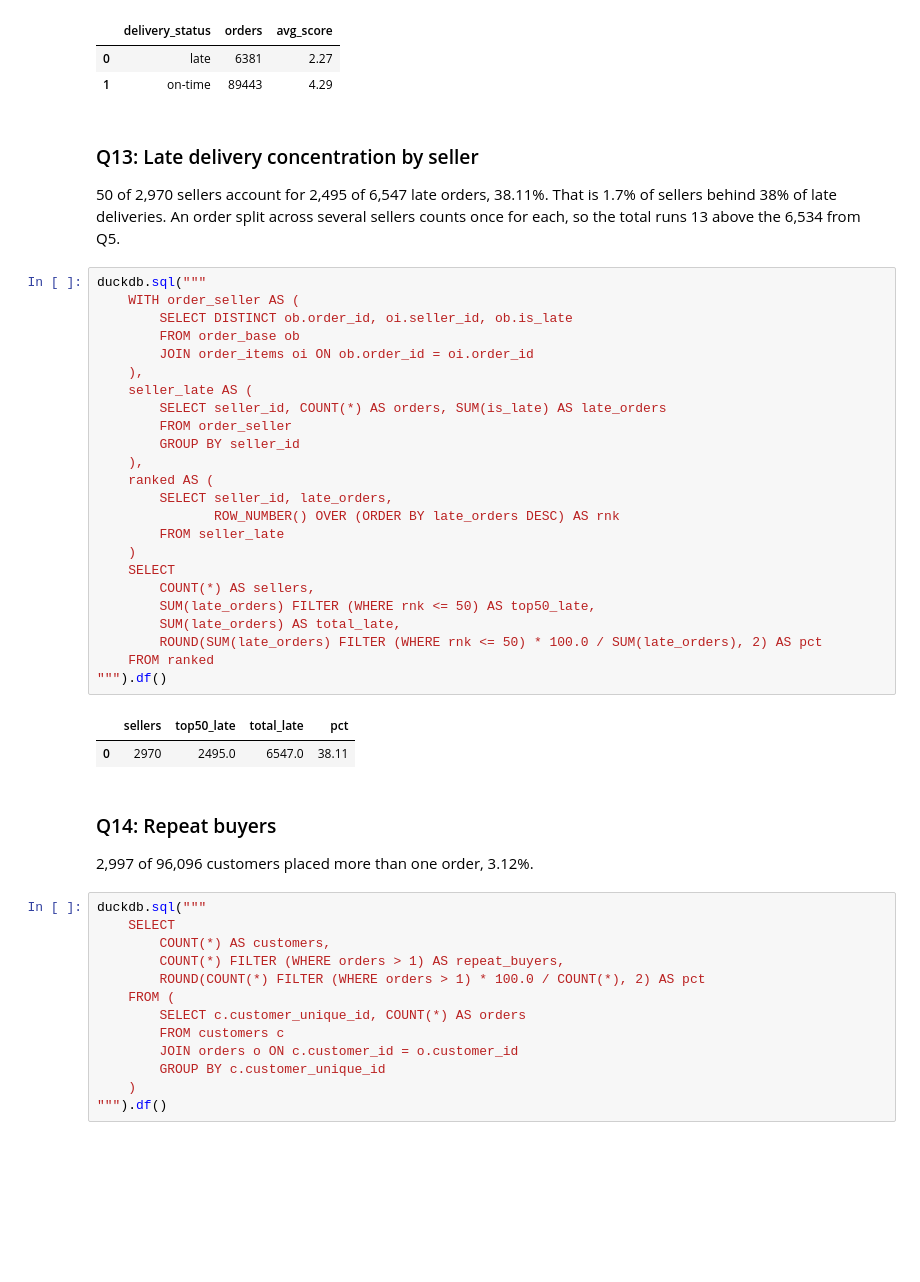
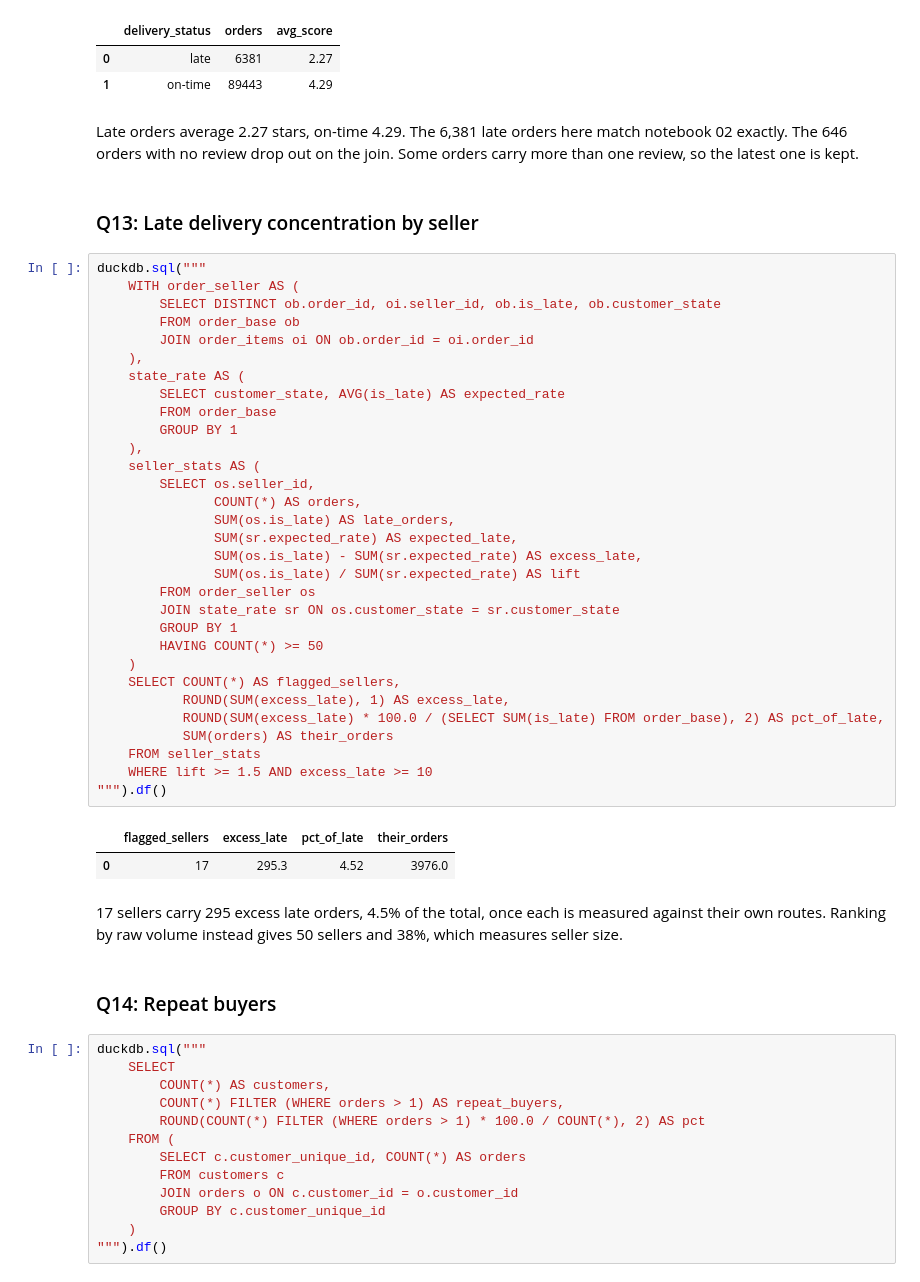
Before and after one commit to arocasim/olist_delivery_risk, a Jupyter notebook: notebooks/04_sql_analysis.ipynb, the cells around one changed output. Saved outputs shown, nothing was run; the diff lists cells and outputs as text; blank space fills up the shorter version.

```diff
--- a/notebooks/04_sql_analysis.ipynb
+++ b/notebooks/04_sql_analysis.ipynb
@@ -351,41 +373,52 @@ duckdb.sql("""
 |  | delivery_status | orders | avg_score |
 | 0 | late | 6381 | 2.27 |
 | 1 | on-time | 89443 | 4.29 |
+# %% [markdown]
+Late orders average 2.27 stars, on-time 4.29.
+The 6,381 late orders here match notebook 02 exactly. The 646 orders with no review drop out on the join.
+Some orders carry more than one review, so the latest one is kept.
 # %% [markdown]
 ### Q13: Late delivery concentration by seller
-50 of 2,970 sellers account for 2,495 of 6,547 late orders, 38.11%.
-That is 1.7% of sellers behind 38% of late deliveries.
-An order split across several sellers counts once for each, so the total runs 13 above the 6,534 from Q5.
 # %%
 duckdb.sql("""
     WITH order_seller AS (
-        SELECT DISTINCT ob.order_id, oi.seller_id, ob.is_late
+        SELECT DISTINCT ob.order_id, oi.seller_id, ob.is_late, ob.customer_state
         FROM order_base ob
         JOIN order_items oi ON ob.order_id = oi.order_id
     ),
-    seller_late AS (
-        SELECT seller_id, COUNT(*) AS orders, SUM(is_late) AS late_orders
-        FROM order_seller
-        GROUP BY seller_id
+    state_rate AS (
+        SELECT customer_state, AVG(is_late) AS expected_rate
+        FROM order_base
+        GROUP BY 1
     ),
-    ranked AS (
-        SELECT seller_id, late_orders,
-               ROW_NUMBER() OVER (ORDER BY late_orders DESC) AS rnk
-        FROM seller_late
+    seller_stats AS (
+        SELECT os.seller_id,
+               COUNT(*) AS orders,
+               SUM(os.is_late) AS late_orders,
+               SUM(sr.expected_rate) AS expected_late,
+               SUM(os.is_late) - SUM(sr.expected_rate) AS excess_late,
+               SUM(os.is_late) / SUM(sr.expected_rate) AS lift
+        FROM order_seller os
+        JOIN state_rate sr ON os.customer_state = sr.customer_state
+        GROUP BY 1
+        HAVING COUNT(*) >= 50
     )
-    SELECT
-        COUNT(*) AS sellers,
-        SUM(late_orders) FILTER (WHERE rnk <= 50) AS top50_late,
-        SUM(late_orders) AS total_late,
-        ROUND(SUM(late_orders) FILTER (WHERE rnk <= 50) * 100.0 / SUM(late_orders), 2) AS pct
-    FROM ranked
+    SELECT COUNT(*) AS flagged_sellers,
+           ROUND(SUM(excess_late), 1) AS excess_late,
+           ROUND(SUM(excess_late) * 100.0 / (SELECT SUM(is_late) FROM order_base), 2) AS pct_of_late,
+           SUM(orders) AS their_orders
+    FROM seller_stats
+    WHERE lift >= 1.5 AND excess_late >= 10
 """).df()
 # %% [output]
-|  | sellers | top50_late | total_late | pct |
-| 0 | 2970 | 2495.0 | 6547.0 | 38.11 |
+|  | flagged_sellers | excess_late | pct_of_late | their_orders |
+| 0 | 17 | 295.3 | 4.52 | 3976.0 |
+# %% [markdown]
+17 sellers carry 295 excess late orders, 4.5% of the total, once each is measured against
+their own routes. Ranking by raw volume instead gives 50 sellers and 38%, which measures
+seller size.
 # %% [markdown]
 ### Q14: Repeat buyers
-2,997 of 96,096 customers placed more than one order, 3.12%.
 # %%
 duckdb.sql("""
     SELECT
```
Also changed, not shown: parts of 46 cells of this notebook, 2 other files.
